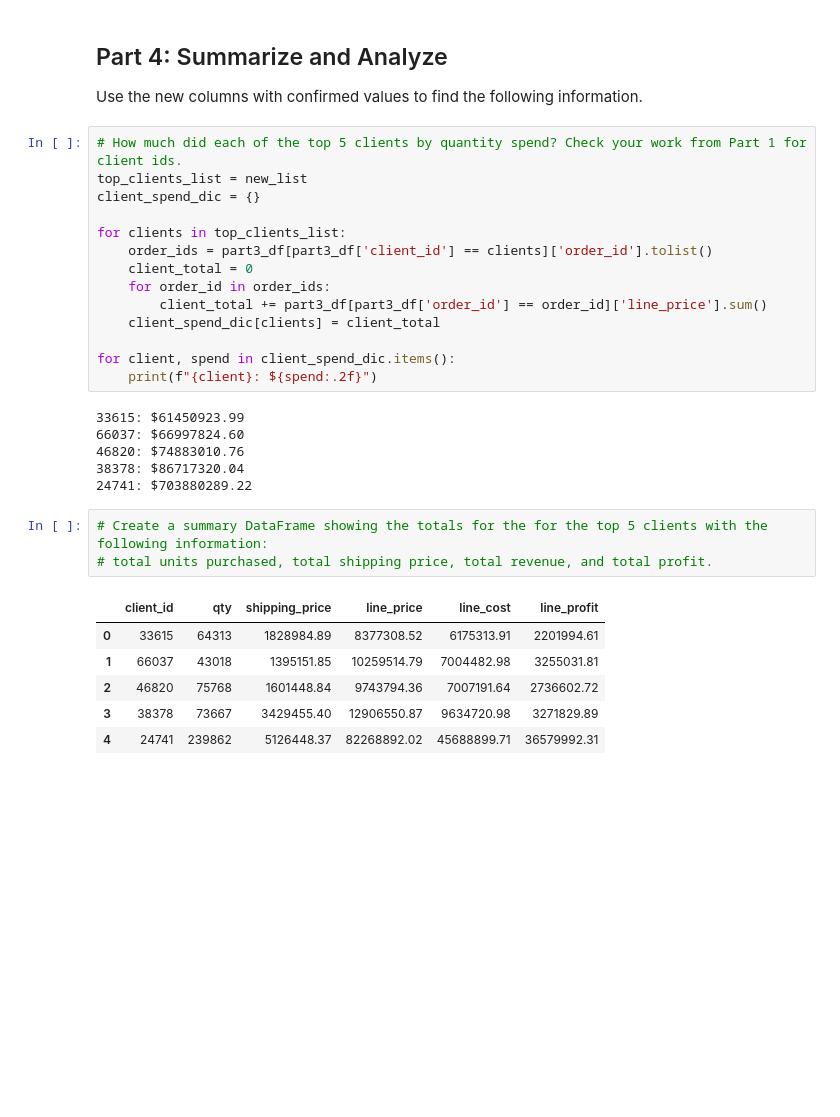
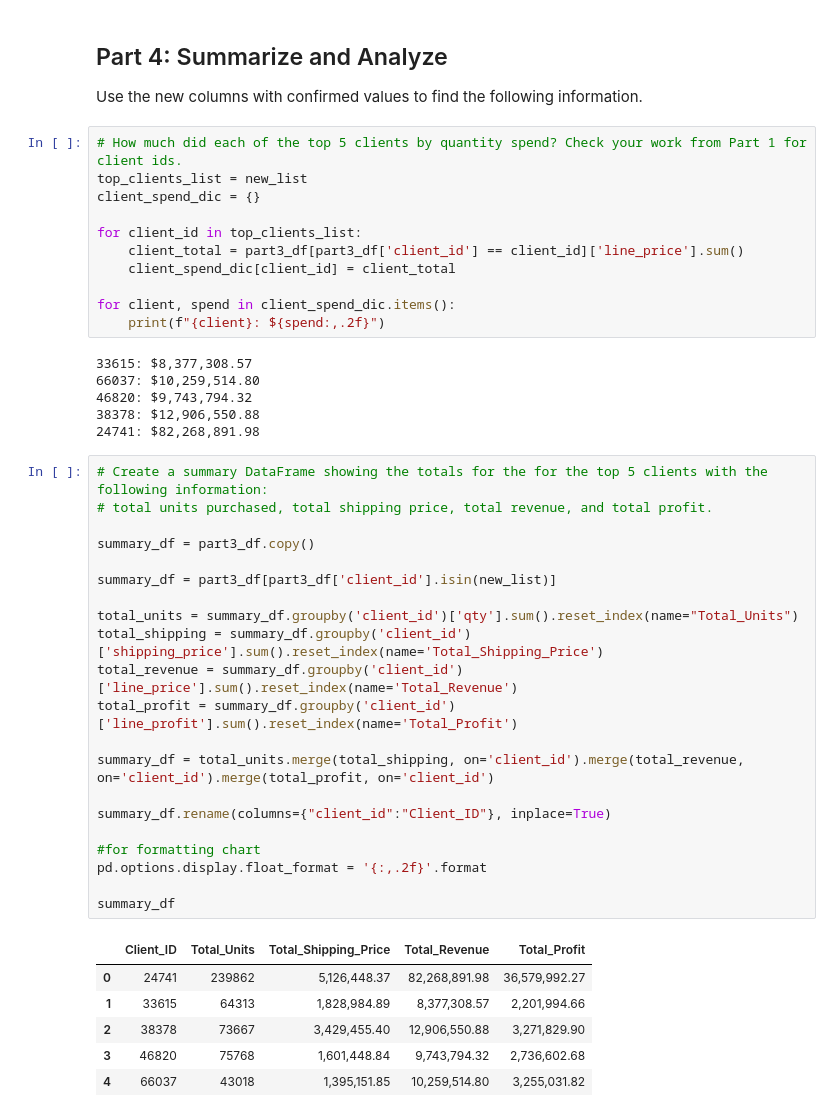
Before and after one commit to mr-cworld/wholesale_data_analysis, a Jupyter notebook: wholesale_data_analysis_starter_code.ipynb, the cells around one changed output. Drawn from its saved outputs; the diff is of its cells as text; blank space fills up the shorter version.

```diff
--- a/wholesale_data_analysis_starter_code.ipynb
+++ b/wholesale_data_analysis_starter_code.ipynb
@@ -208,31 +208,46 @@ Use the new columns with confirmed values to find the following information.
 top_clients_list = new_list
 client_spend_dic = {}
 
-for clients in top_clients_list:
-    order_ids = part3_df[part3_df['client_id'] == clients]['order_id'].tolist()
-    client_total = 0
-    for order_id in order_ids:
-        client_total += part3_df[part3_df['order_id'] == order_id]['line_price'].sum()
-    client_spend_dic[clients] = client_total
+for client_id in top_clients_list:
+    client_total = part3_df[part3_df['client_id'] == client_id]['line_price'].sum()
+    client_spend_dic[client_id] = client_total
 
 for client, spend in client_spend_dic.items():
-    print(f"{client}: ${spend:.2f}")
+    print(f"{client}: ${spend:,.2f}")
 # %% [output]
-33615: $61450923.99
-66037: $66997824.60
-46820: $74883010.76
-38378: $86717320.04
-24741: $703880289.22
+33615: $8,377,308.57
+66037: $10,259,514.80
+46820: $9,743,794.32
+38378: $12,906,550.88
+24741: $82,268,891.98
 # %%
 # Create a summary DataFrame showing the totals for the for the top 5 clients with the following information:
 # total units purchased, total shipping price, total revenue, and total profit.
+
+summary_df = part3_df.copy()
+
+summary_df = part3_df[part3_df['client_id'].isin(new_list)]
+
+total_units = summary_df.groupby('client_id')['qty'].sum().reset_index(name="Total_Units")
+total_shipping = summary_df.groupby('client_id')['shipping_price'].sum().reset_index(name='Total_Shipping_Price')
+total_revenue = summary_df.groupby('client_id')['line_price'].sum().reset_index(name='Total_Revenue')
+total_profit = summary_df.groupby('client_id')['line_profit'].sum().reset_index(name='Total_Profit')
+
+summary_df = total_units.merge(total_shipping, on='client_id').merge(total_revenue, on='client_id').merge(total_profit, on='client_id')
+
+summary_df.rename(columns={"client_id":"Client_ID"}, inplace=True)
+
+#for formatting chart
+pd.options.display.float_format = '{:,.2f}'.format
+
+summary_df
 # %% [output]
-|  | client_id | qty | shipping_price | line_price | line_cost | line_profit |
-| 0 | 33615 | 64313 | 1828984.89 | 8377308.52 | 6175313.91 | 2201994.61 |
-| 1 | 66037 | 43018 | 1395151.85 | 10259514.79 | 7004482.98 | 3255031.81 |
-| 2 | 46820 | 75768 | 1601448.84 | 9743794.36 | 7007191.64 | 2736602.72 |
-| 3 | 38378 | 73667 | 3429455.40 | 12906550.87 | 9634720.98 | 3271829.89 |
-| 4 | 24741 | 239862 | 5126448.37 | 82268892.02 | 45688899.71 | 36579992.31 |
+|  | Client_ID | Total_Units | Total_Shipping_Price | Total_Revenue | Total_Profit |
+| 0 | 24741 | 239862 | 5,126,448.37 | 82,268,891.98 | 36,579,992.27 |
+| 1 | 33615 | 64313 | 1,828,984.89 | 8,377,308.57 | 2,201,994.66 |
+| 2 | 38378 | 73667 | 3,429,455.40 | 12,906,550.88 | 3,271,829.90 |
+| 3 | 46820 | 75768 | 1,601,448.84 | 9,743,794.32 | 2,736,602.68 |
+| 4 | 66037 | 43018 | 1,395,151.85 | 10,259,514.80 | 3,255,031.82 |
 # %%
 # Format the data and rename the columns to names suitable for presentation.
 
```
Also changed, not shown: parts of 5 cells of this notebook, 1 other file.
